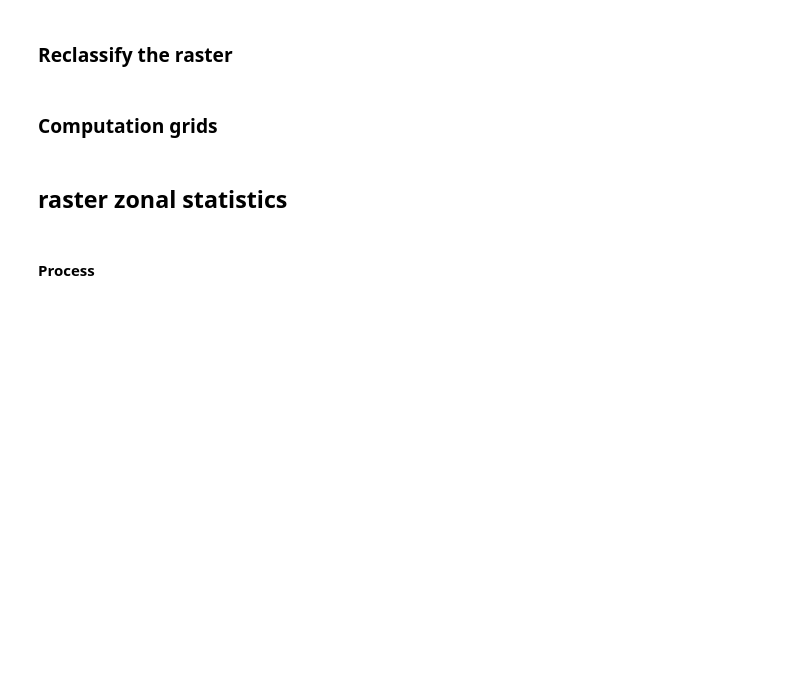
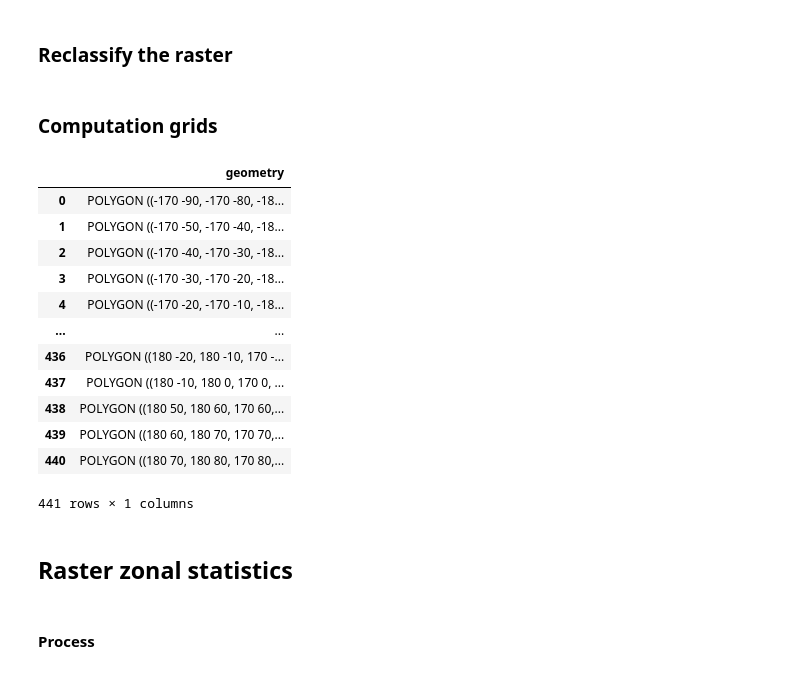
Before and after one commit to SkyTruth/skytruth-30x30, a Jupyter notebook: data/notebooks/3_sky_calculate_biomes_terrestrial.ipynb, the cells around one changed output. Saved outputs shown, nothing was run; the diff lists cells and outputs as text; code cells hidden in the pictures; blank space fills up the shorter version.

```diff
--- a/data/notebooks/3_sky_calculate_biomes_terrestrial.ipynb
+++ b/data/notebooks/3_sky_calculate_biomes_terrestrial.ipynb
@@ -348,15 +360,26 @@ reclassified_biome_raster_path = reclass_function(local_biome_raster_path)
 # %% [markdown]
 ### Computation grids
 # %%
-# wdpa_grid = ComputationGrid(
-#     bounds=[-180, -90, 180, 90], max_cell_size=10, crs=CRS.from_epsg(4326), grid_type="sparse"
-# )
-# region_grid = ComputationGrid(
-#     bounds=[-180, -90, 180, 90],
-#     max_cell_size=10,
-#     crs=CRS.from_epsg(4326),
-#     grid_type="dense"
-# )
+wdpa_grid = ComputationGrid(
+    bounds=[-180, -90, 180, 90], max_cell_size=10, crs=CRS.from_epsg(4326), grid_type="sparse"
+)
+region_grid = ComputationGrid(
+    bounds=[-180, -90, 180, 90], max_cell_size=10, crs=CRS.from_epsg(4326), grid_type="dense"
+)
 # %%
-# wdpa_grid.create_gdf_density_based_grid(wdpa_data, 5000)
+wdpa_grid.create_gdf_density_based_grid(removed_non_poly, 5000)
+# %% [output]
+|  | geometry |
+| 0 | POLYGON ((-170 -90, -170 -80, -18... |
+| 1 | POLYGON ((-170 -50, -170 -40, -18... |
+| 2 | POLYGON ((-170 -40, -170 -30, -18... |
+| 3 | POLYGON ((-170 -30, -170 -20, -18... |
+| 4 | POLYGON ((-170 -20, -170 -10, -18... |
+| ... | ... |
+| 436 | POLYGON ((180 -20, 180 -10, 170 -... |
+| 437 | POLYGON ((180 -10, 180 0, 170 0, ... |
+| 438 | POLYGON ((180 50, 180 60, 170 60,... |
+| 439 | POLYGON ((180 60, 180 70, 170 70,... |
+| 440 | POLYGON ((180 70, 180 80, 170 80,... |
+441 rows × 1 columns
 # %%
@@ -368,5 +391,5 @@ reclassified_biome_raster_path = reclass_function(local_biome_raster_path)
 # %% [markdown]
-## raster zonal statistics
+## Raster zonal statistics
 # %% [markdown]
 #### Process
 # %%
```
Also changed, not shown: parts of 24 cells of this notebook, 5 other files.
